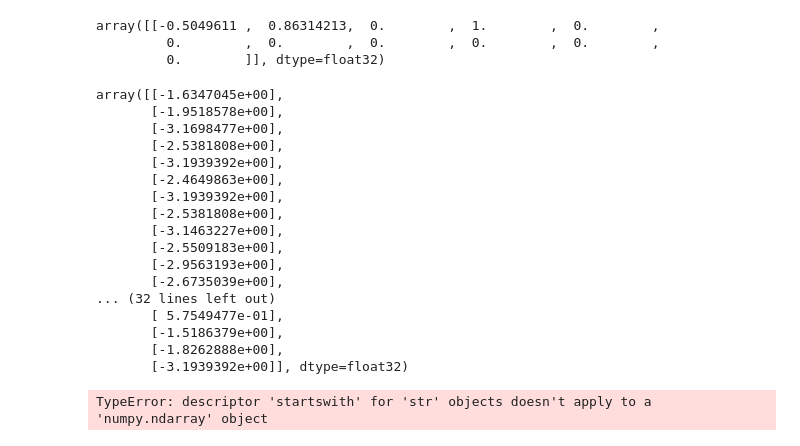
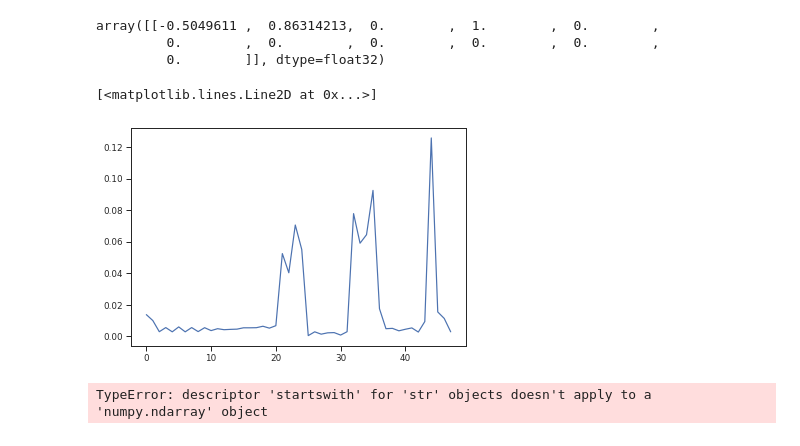
Before and after one commit to MArpogaus/Bernstein-Experiments, a Jupyter notebook: ipynb/load_data.ipynb, the cells around one changed output. Drawn from its saved outputs; the diff is of its cells as text; code cells hidden in the pictures.

```diff
--- a/ipynb/load_data.ipynb
+++ b/ipynb/load_data.ipynb
@@ -278,26 +272,11 @@ x2[0]
 array([[-0.5049611 ,  0.86314213,  0.        ,  1.        ,  0.        ,
          0.        ,  0.        ,  0.        ,  0.        ,  0.        ,
          0.        ]], dtype=float32)
-# %%
-y[0]
-# %% [output]
-array([[-1.6347045e+00],
-       [-1.9518578e+00],
-       [-3.1698477e+00],
-       [-2.5381808e+00],
-       [-3.1939392e+00],
-       [-2.4649863e+00],
-       [-3.1939392e+00],
-       [-2.5381808e+00],
-       [-3.1463227e+00],
-       [-2.5509183e+00],
-       [-2.9563193e+00],
-       [-2.6735039e+00],
-... (32 lines left out)
-       [ 5.7549477e-01],
-       [-1.5186379e+00],
-       [-1.8262888e+00],
-       [-3.1939392e+00]], dtype=float32)
+# %%
+plt.plot(np.exp(y[0]))
+# %% [output]
+[<matplotlib.lines.Line2D at 0x...>]
+[figure, added]
 # %%
 np.str.startswith (test_csv.columns.to_numpy(), 'dayofyear')
 # %% [output]
```
Also changed, not shown: parts of 15 cells of this notebook, 15 other files.
